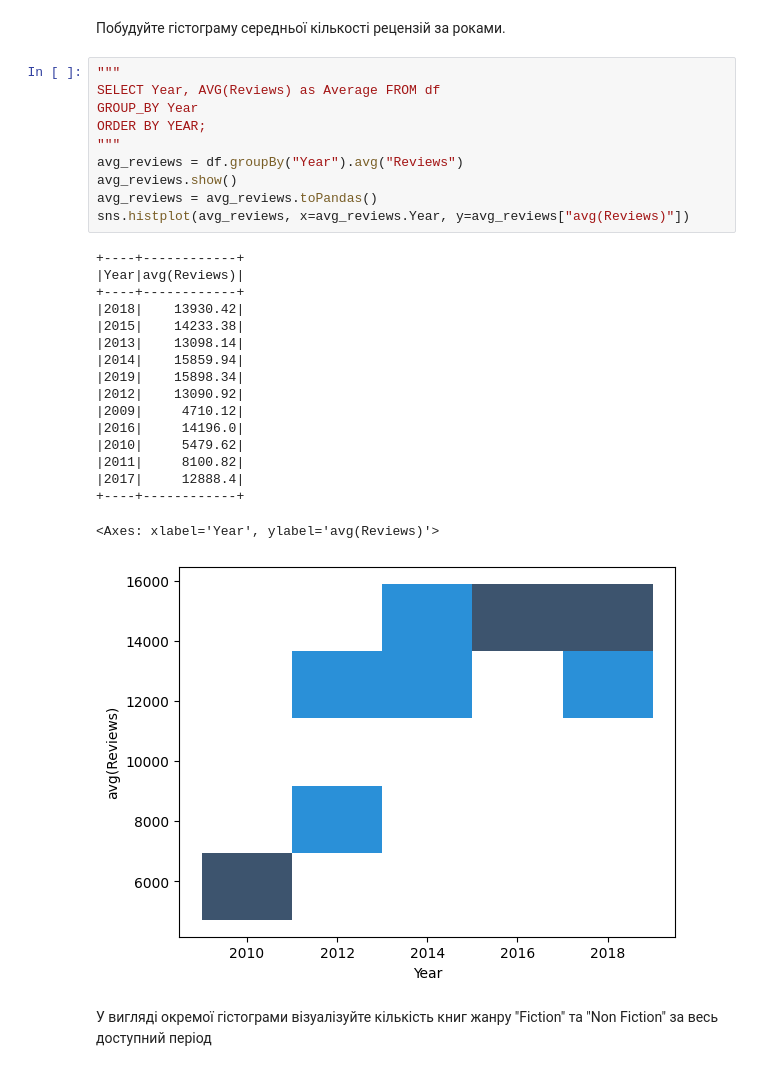
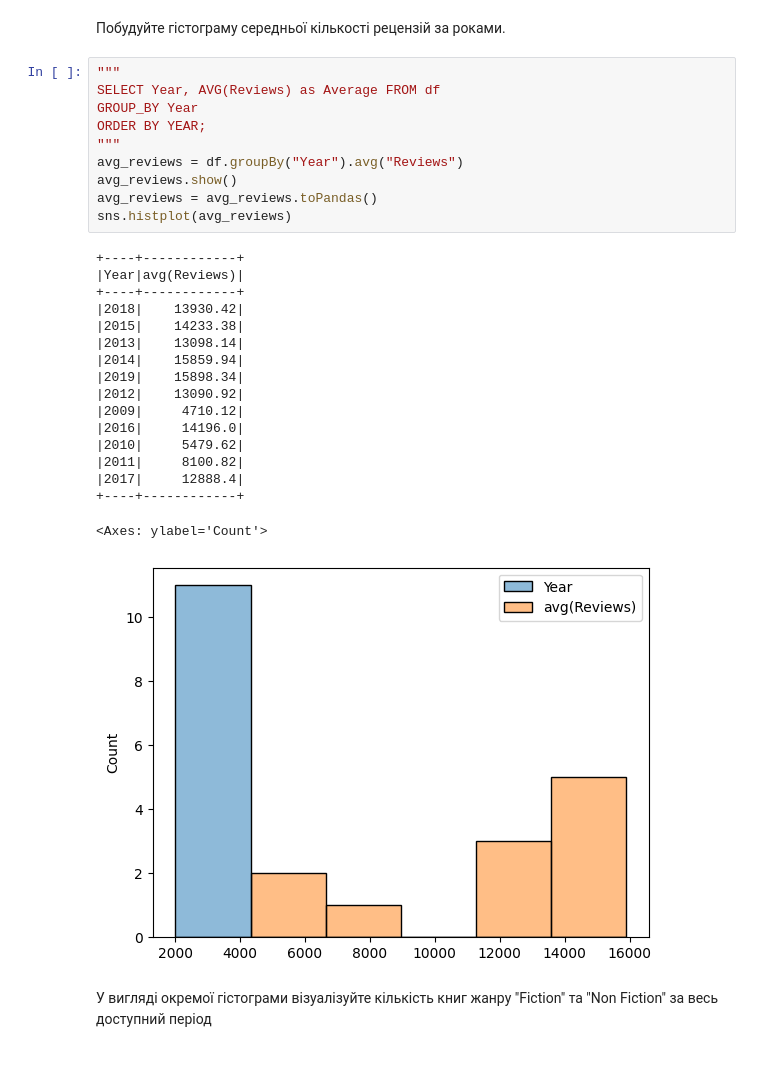
Before and after one commit to Vaipik/GoIT-PyDS7, a Jupyter notebook: hw6.ipynb, the cells around one changed output. Drawn from its saved outputs; the diff is of its cells as text.

```diff
--- a/hw6.ipynb
+++ b/hw6.ipynb
@@ -215,31 +215,31 @@ df.select("Name", "Author", "User Rating", "Genre").where(df.Genre == "Non Ficti
 # %%
 """
 SELECT Year, AVG(Reviews) as Average FROM df
 GROUP_BY Year
 ORDER BY YEAR;
 """
 avg_reviews = df.groupBy("Year").avg("Reviews")
 avg_reviews.show()
 avg_reviews = avg_reviews.toPandas()
-sns.histplot(avg_reviews, x=avg_reviews.Year, y=avg_reviews["avg(Reviews)"])
+sns.histplot(avg_reviews)
 # %% [output]
 +----+------------+
 |Year|avg(Reviews)|
 +----+------------+
 |2018|    13930.42|
 |2015|    14233.38|
 |2013|    13098.14|
 |2014|    15859.94|
 |2019|    15898.34|
 |2012|    13090.92|
 |2009|     4710.12|
 |2016|     14196.0|
 |2010|     5479.62|
 |2011|     8100.82|
 |2017|     12888.4|
 +----+------------+
-<Axes: xlabel='Year', ylabel='avg(Reviews)'>
+<Axes: ylabel='Count'>
-[figure, old version]
+[figure, new version]
 # %% [markdown]
  У вигляді окремої гістограми візуалізуйте кількість книг жанру "Fiction" та "Non Fiction" за весь доступний період
 # %%
```
Also changed, not shown: parts of 1 cell of this notebook.
